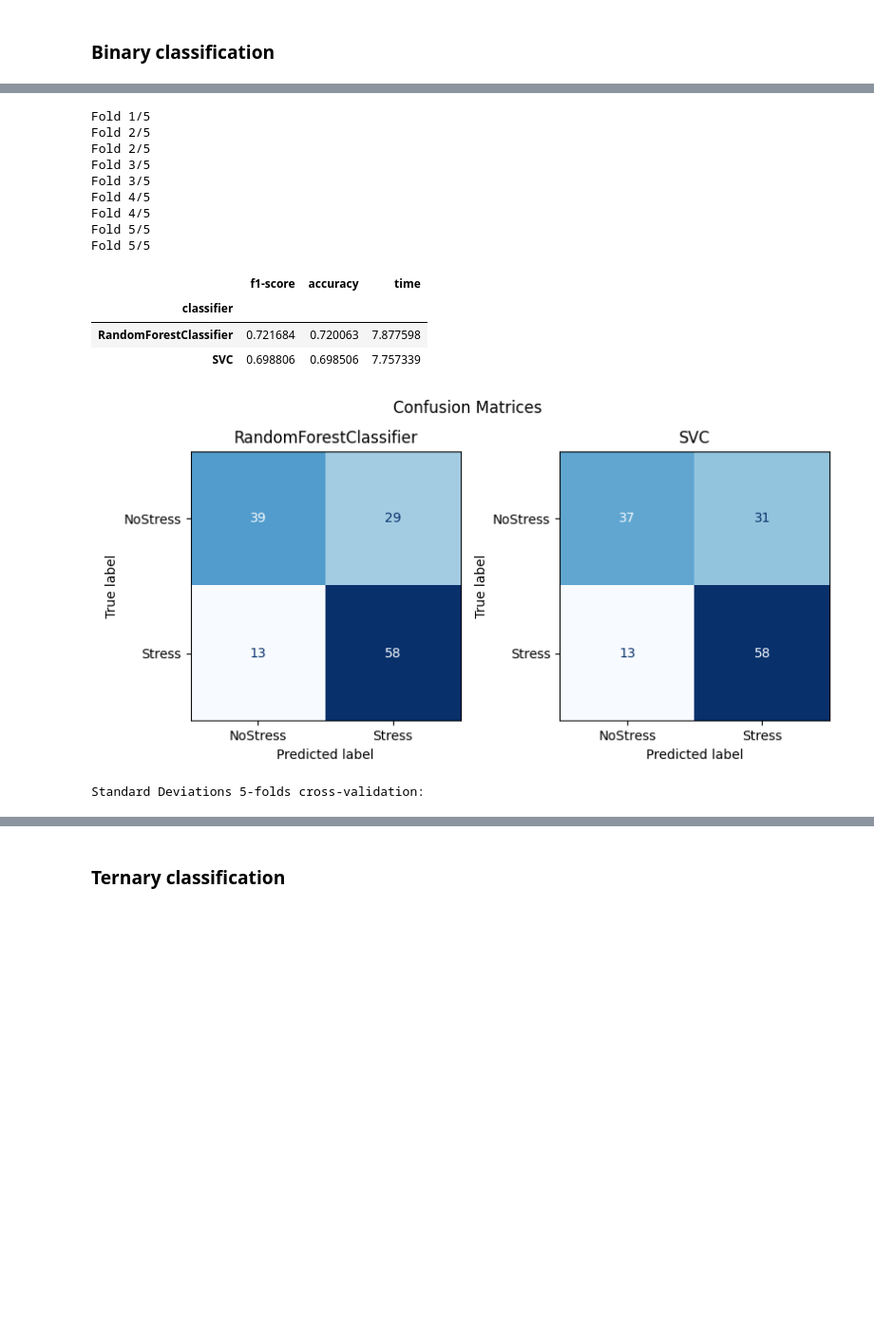
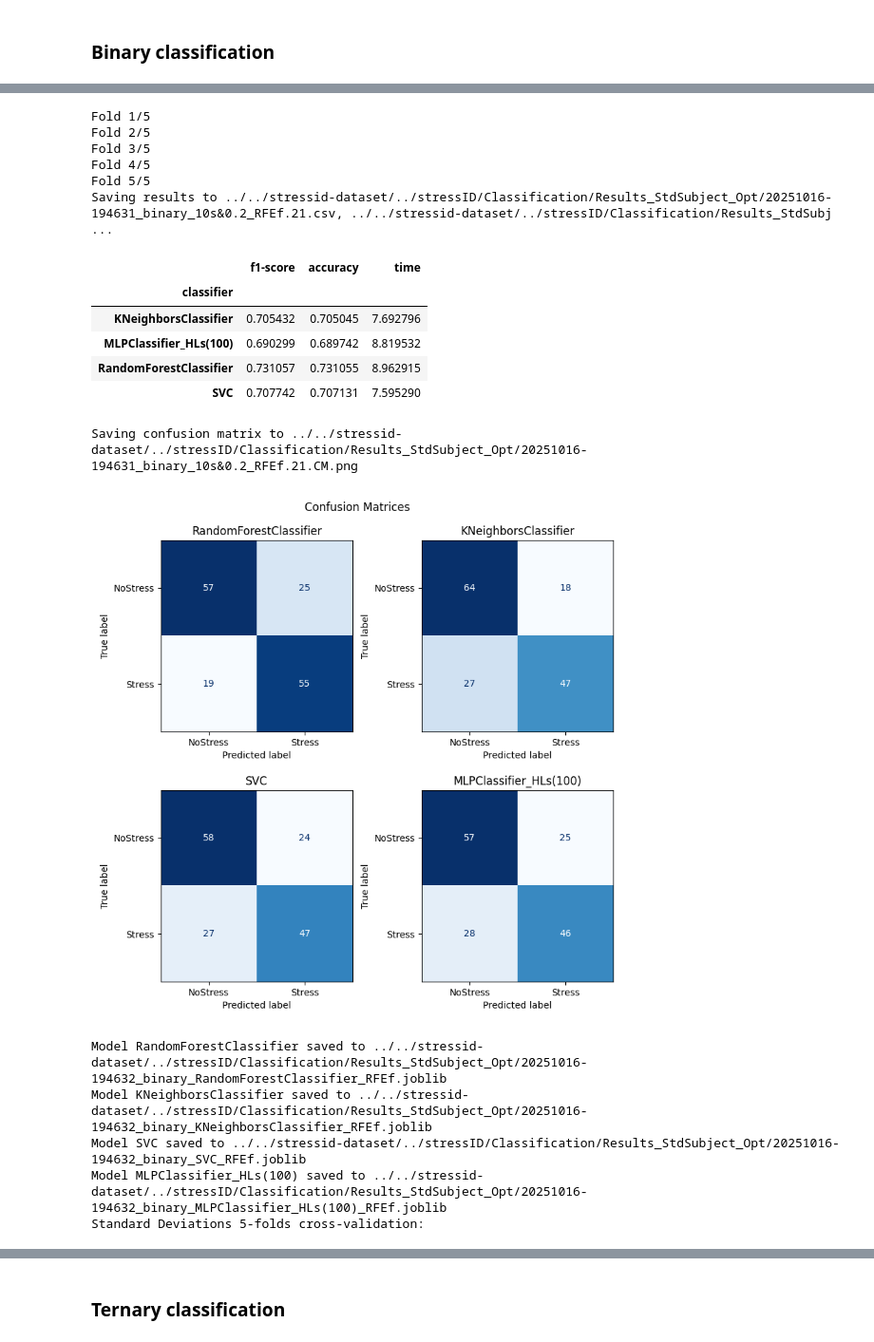
Before and after one commit to sergiodl-ubi/stressID, a Jupyter notebook: Classification/classification_physio.ipynb, the cells around one changed output, grey strips where cells are left out. Shown at 95% size. Drawn from its saved outputs; the diff is of its cells as text; code cells hidden in the pictures; blank space fills up the shorter version.

```diff
--- a/Classification/classification_physio.ipynb
+++ b/Classification/classification_physio.ipynb
@@ -309,9 +309,8 @@ if any(tunning_for.values()):
             "cls__C": np.logspace(-4, 4, 20),
             "cls__penalty": ["l2", None],
             "cls__solver": ["lbfgs", "newton-cg"],
-            "cls__max_iter": [100, 1000, 2500, 5000],
         }
-        search = search_class(make_pipeline(LogisticRegression()), param_grid)
+        search = search_class(make_pipeline(LogisticRegression(max_iter=10000)), param_grid)
         search.fit(x_train, y_train)
         print(f"Best parameters found for LogisticRegression: {search.best_params_}")
         print(f"Best score: {search.best_score_:.3f}")
@@ -324,9 +323,8 @@ if any(tunning_for.values()):
             "cls__C": np.logspace(-4, 4, 20),
             "cls__penalty": ["l1", "l2", "elasticnet", None],
             "cls__solver": ["saga"],
-            "cls__max_iter": [100, 500, 1000, 1500],
         }
-        search = search_class(make_pipeline(LogisticRegression()), param_grid)
+        search = search_class(make_pipeline(LogisticRegression(max_iter=10000)), param_grid)
         search.fit(x_train, y_train)
         print(f"Best parameters found for LogisticRegression: {search.best_params_}")
         print(f"Best score: {search.best_score_:.3f}")
@@ -371,7 +372,7 @@ y = labels['binary-stress']
 show_label_stats(params['classes'], y)
 
 if params["data_augmentation"]:
-    ada = ADASYN(random_state=params["state_int"], sampling_strategy={0: 650, 1:650})
+    ada = ADASYN(random_state=params["state_int"], sampling_strategy={0: 450, 1:450})
     x_in, y_in = ada.fit_resample(x, y)
     print("Resampled dataset")
     show_label_stats(params["classes"], y_in)
@@ -436,7 +426,7 @@ Instances count per task:
 # %%
 # 10 random splits holdout
 if validations['holdout']:
-    res, conf, models = make_nclassif_random_splits(
+    res, conf, models, probs_dict = make_nclassif_random_splits(
         x_in,
         y_in,
         n_splits=params["n_splits"],
@@ -453,3 +443,12 @@ if validations['holdout']:
 
     print(f"Standard Deviations {params['n_splits']} holdouts:")
     display(res.groupby(["classifier"]).std()[["f1-score", "accuracy", "time"]])
+
+    if not params["data_augmentation"]:
+        for model_name, probs_df in probs_dict.items():
+            agg_cols = {}
+            for cls_idx, cls_name in enumerate(params["classes"]):
+                agg_cols[cls_idx] = cls_name
+            probs_df["Subject"] = [idx.split("_")[0] for idx in probs_df.index]
+            probs_df["Task"] = [idx.split("_")[1] for idx in probs_df.index]
+            probs_dict[model_name] = probs_df.rename(columns=agg_cols).reset_index(drop=True)
@@ -456,44 +525,49 @@ if validations['holdout']:
 # %%
 # 5-fold cross-validation
 if validations['kfold']:
     res, conf, models, probs_dict = make_nclassif_kfold(
         x_in,
         y_in,
         feature_selector=params["feature_selector"],
         list_classifiers=list_classif,
         random_seed=params["state_int"],
         verbose=params["verbose"],
         stratified=False,
     )
     output(res, conf, params)
     if params["save_models"]:
         save_models(models, params)
 
     print("Standard Deviations 5-folds cross-validation:")
     display(res.groupby(["classifier"]).std()[["f1-score", "accuracy", "time"]])
 
-    for model_name, probs_df in probs_dict.items():
-        agg_cols = {}
-        for cls_idx, cls_name in enumerate(params["classes"]):
-            agg_cols[cls_idx] = cls_name
-        probs_df["Subject"] = [idx.split("_")[0] for idx in probs_df.index]
-        probs_df["Task"] = [idx.split("_")[1] for idx in probs_df.index]
-        probs_dict[model_name] = probs_df.rename(columns=agg_cols).reset_index(drop=True)
+    if not params["data_augmentation"]:
+        for model_name, probs_df in probs_dict.items():
+            agg_cols = {}
+            for cls_idx, cls_name in enumerate(params["classes"]):
+                agg_cols[cls_idx] = cls_name
+            probs_df["Subject"] = [idx.split("_")[0] for idx in probs_df.index]
+            probs_df["Task"] = [idx.split("_")[1] for idx in probs_df.index]
+            probs_dict[model_name] = probs_df.rename(columns=agg_cols).reset_index(drop=True)
 # %% [output]
 Fold 1/5
 Fold 2/5
-Fold 2/5
-Fold 3/5
 Fold 3/5
 Fold 4/5
-Fold 4/5
 Fold 5/5
-Fold 5/5
+Saving results to ../../stressid-dataset/../stressID/Classification/Results_StdSubject_Opt/20251016-194631_binary_10s&0.2_RFEf.21.csv, ../../stressid-dataset/../stressID/Classification/Results_StdSubj ...
 |  | f1-score | accuracy | time |
 | classifier |  |  |  |
-| RandomForestClassifier | 0.721684 | 0.720063 | 7.877598 |
-| SVC | 0.698806 | 0.698506 | 7.757339 |
+| KNeighborsClassifier | 0.705432 | 0.705045 | 7.692796 |
+| MLPClassifier_HLs(100) | 0.690299 | 0.689742 | 8.819532 |
+| RandomForestClassifier | 0.731057 | 0.731055 | 8.962915 |
+| SVC | 0.707742 | 0.707131 | 7.595290 |
+Saving confusion matrix to ../../stressid-dataset/../stressID/Classification/Results_StdSubject_Opt/20251016-194631_binary_10s&0.2_RFEf.21.CM.png
-[figure, old version]
+[figure, new version]
-Standard Deviations 5-folds cross-validation:
+Model RandomForestClassifier saved to ../../stressid-dataset/../stressID/Classification/Results_StdSubject_Opt/20251016-194632_binary_RandomForestClassifier_RFEf.joblib
+Model KNeighborsClassifier saved to ../../stressid-dataset/../stressID/Classification/Results_StdSubject_Opt/20251016-194632_binary_KNeighborsClassifier_RFEf.joblib
+Model SVC saved to ../../stressid-dataset/../stressID/Classification/Results_StdSubject_Opt/20251016-194632_binary_SVC_RFEf.joblib
+Model MLPClassifier_HLs(100) saved to ../../stressid-dataset/../stressID/Classification/Results_StdSubject_Opt/20251016-194632_binary_MLPClassifier_HLs(100)_RFEf.joblib
+Standard Deviations 5-folds cross-validation:
 |  | f1-score | accuracy | time |
 | classifier |  |  |  |
```
Also changed, not shown: parts of 13 cells of this notebook, 3 other files.
